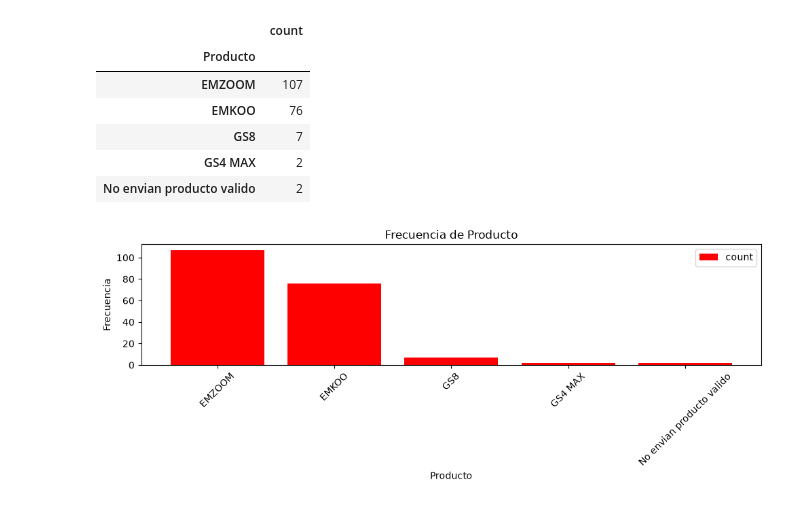
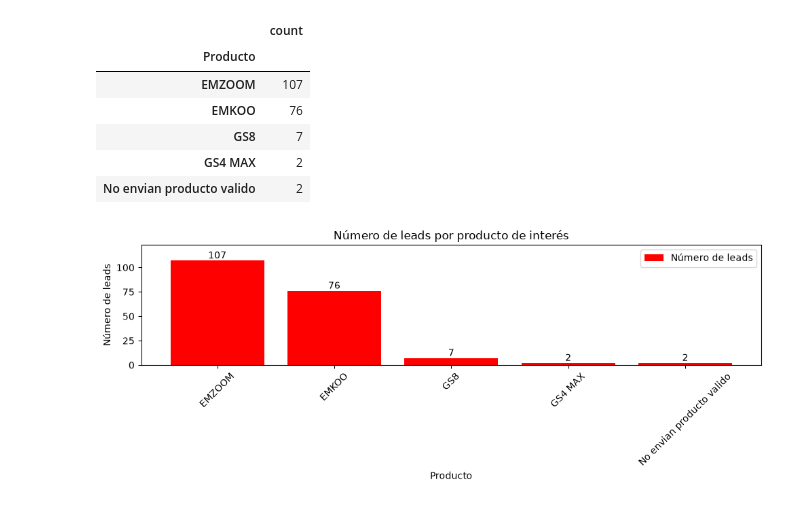
Before and after one commit to a01735788-ops/Actividad-4-Extracci-n-de-Caracter-sticas-, a Jupyter notebook: Actividad 4.2/Variable_Producto.ipynb, the cells around one changed output. Saved outputs shown, nothing was run; the diff lists cells and outputs as text; code cells hidden in the pictures.

```diff
--- a/Actividad 4.2/Variable_Producto.ipynb
+++ b/Actividad 4.2/Variable_Producto.ipynb
@@ -41,12 +41,19 @@ Filtro_index
 | GS4 MAX | 2 |
 | No envian producto valido | 2 |
 # %%
-# 4  gráfico de BARRAS
-Filtro_index.plot(kind='bar', width=0.8, figsize=(10, 4), color='red', rot=45)
-plt.title('Frecuencia de Producto')
+# Renombramos la columna antes de graficar, para que la leyenda sea más clara
+Filtro_index = Filtro_index.rename(columns={'count': 'Número de leads'})
+
+ax = Filtro_index.plot(kind='bar', width=0.8, figsize=(10, 4), color='red', rot=45)
+plt.title('Número de leads por producto de interés')
 plt.xlabel('Producto')
-plt.ylabel('Frecuencia')
+plt.ylabel('Número de leads')
+ax.bar_label(ax.containers[0])
+
+# Espacio extra arriba para que la etiqueta de la barra más alta no quede pegada al borde
+ax.set_ylim(0, Filtro_index['Número de leads'].max() * 1.15)
+
 plt.tight_layout()
 plt.show()
 # %% [output]
-[figure, old version]
+[figure, new version]
```
Also changed, not shown: 2 other files.
